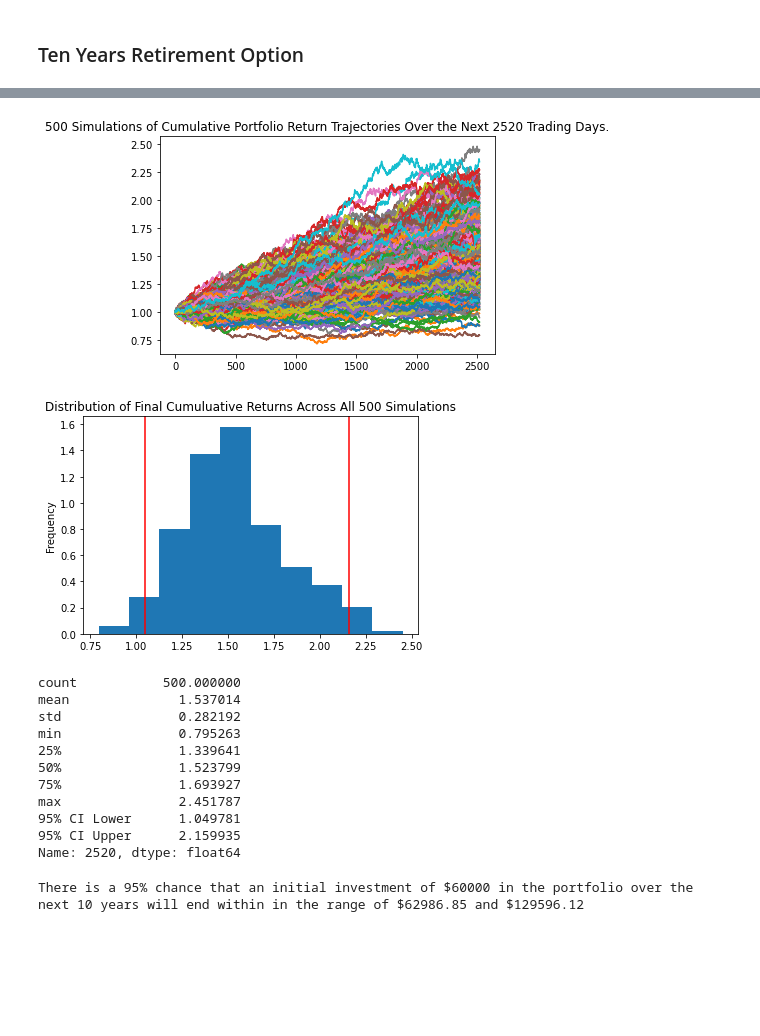
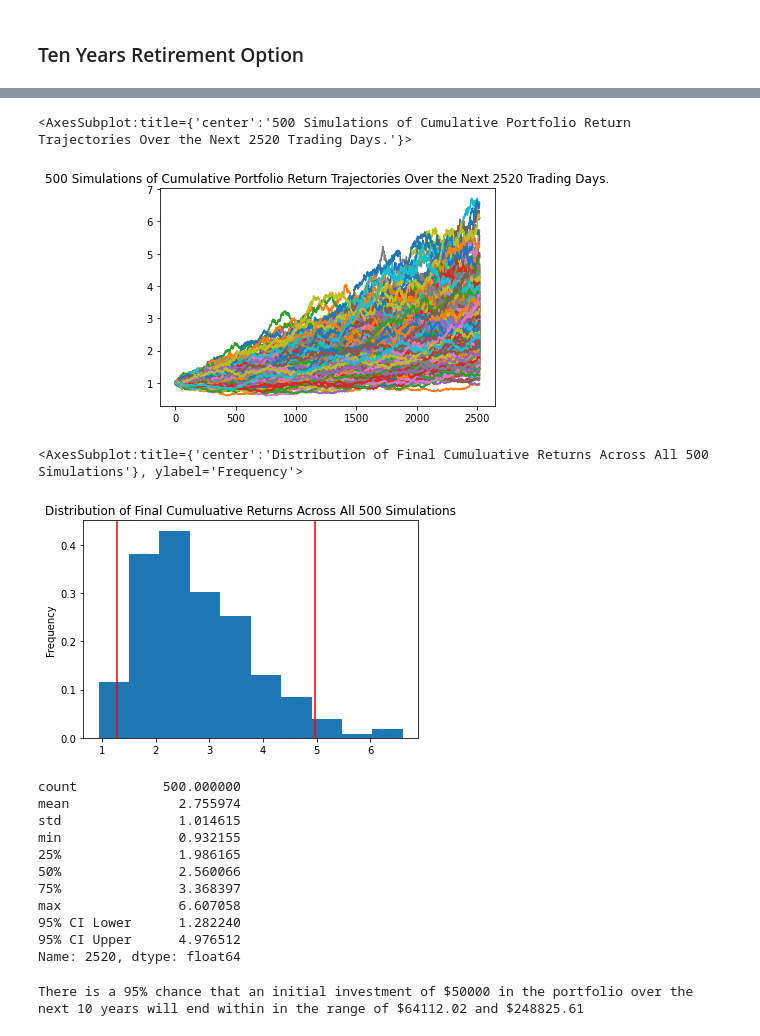
Before and after one commit to HemangLunagaria/api_homework, a Jupyter notebook: financial-planner.ipynb, the cells around one changed output, grey strips where cells are left out. Drawn from its saved outputs; the diff is of its cells as text; code cells hidden in the pictures; blank space fills up the shorter version.

```diff
--- a/financial-planner.ipynb
+++ b/financial-planner.ipynb
@@ -165,6 +197,13 @@ end_date = pd.Timestamp('2021-05-01', tz='America/New_York').isoformat()
 # Get 5 years' worth of historical data for SPY and AGG
 # (use a limit=1000 parameter to call the most recent 1000 days of data)
 # YOUR CODE HERE!
+df_stock_data = api.get_barset(
+    tickers,
+    timeframe,
+    start = start_date,
+    end = end_date,
+    limit=1000
+).df
 
 # Display sample data
 df_stock_data.head()
@@ -372,3 +444,12 @@ There is a 95% chance that an initial investment of $60000 in the portfolio over
 # %% [markdown]
 ### Ten Years Retirement Option
+# %%
+# Configuring a Monte Carlo simulation to forecast 10 years cumulative returns
+# YOUR CODE HERE!
+MC_stock_10 = MCSimulation(
+    portfolio_data = df_stock_data,
+    weights = [.40,.60],
+    num_simulation = 500,
+    num_trading_days = 252*10
+)
 # %%
@@ -411,41 +490,50 @@ Running Monte Carlo simulation number 490.
 # %%
 # Plot simulation outcomes
 # YOUR CODE HERE!
+MC_stock_10.plot_simulation()
 # %% [output]
+<AxesSubplot:title={'center':'500 Simulations of Cumulative Portfolio Return Trajectories Over the Next 2520 Trading Days.'}>
-[figure, old version]
+[figure, new version]
 # %%
 # Plot probability distribution and confidence intervals
 # YOUR CODE HERE!
+MC_stock_10.plot_distribution()
 # %% [output]
+<AxesSubplot:title={'center':'Distribution of Final Cumuluative Returns Across All 500 Simulations'}, ylabel='Frequency'>
-[figure, old version]
+[figure, new version]
 # %%
 # Fetch summary statistics from the Monte Carlo simulation results
 # YOUR CODE HERE!
+MC_stock_10_summary = MC_stock_10.summarize_cumulative_return()
 
 # Print summary statistics
 # YOUR CODE HERE!
+print(MC_stock_10_summary)
 # %% [output]
 count           500.000000
-mean              1.537014
-std               0.282192
-min               0.795263
-25%               1.339641
-50%               1.523799
-75%               1.693927
-max               2.451787
-95% CI Lower      1.049781
-95% CI Upper      2.159935
+mean              2.755974
+std               1.014615
+min               0.932155
+25%               1.986165
+50%               2.560066
+75%               3.368397
+max               6.607058
+95% CI Lower      1.282240
+95% CI Upper      4.976512
 Name: 2520, dtype: float64
 # %%
 # Set initial investment
 # YOUR CODE HERE!
+initial_investment = 50000
 
 # Use the lower and upper `95%` confidence intervals to calculate the range of the possible outcomes of our $60,000
 # YOUR CODE HERE!
+ci_lower_ten = round(MC_stock_10_summary[8]*initial_investment,2)
+ci_upper_ten = round(MC_stock_10_summary[9]*initial_investment,2)
 
 # Print results
 print(f"There is a 95% chance that an initial investment of ${initial_investment} in the portfolio"
       f" over the next 10 years will end within in the range of"
       f" ${ci_lower_ten} and ${ci_upper_ten}")
 # %% [output]
-There is a 95% chance that an initial investment of $60000 in the portfolio over the next 10 years will end within in the range of $62986.85 and $129596.12
+There is a 95% chance that an initial investment of $50000 in the portfolio over the next 10 years will end within in the range of $64112.02 and $248825.61
```
Also changed, not shown: parts of 26 cells of this notebook.
